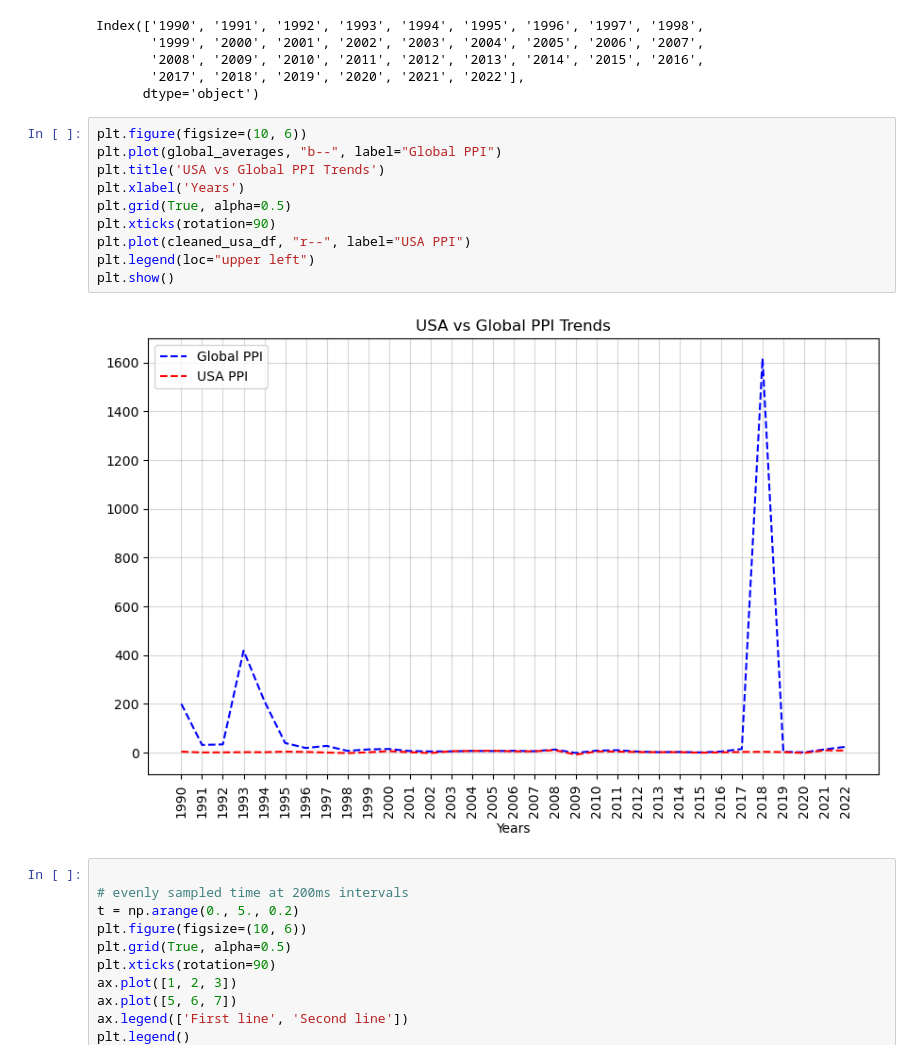
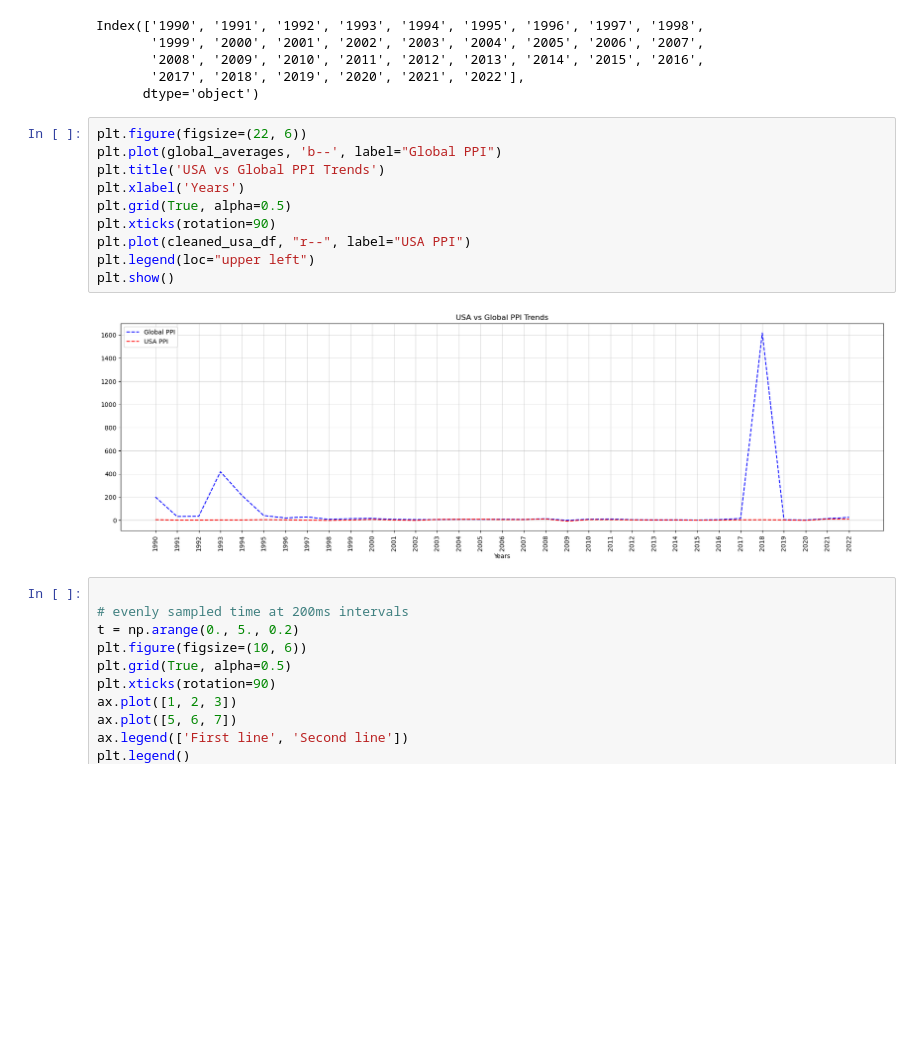
Before and after one commit to heatherrichardson300/Project_1_Inflation, a Jupyter notebook: Heather_work/Data/analysis1.ipynb, the cells around one changed output. Saved outputs shown, nothing was run; the diff lists cells and outputs as text; blank space fills up the shorter version.

```diff
--- a/Heather_work/Data/analysis1.ipynb
+++ b/Heather_work/Data/analysis1.ipynb
@@ -269,17 +356,17 @@ Index(['1990', '1991', '1992', '1993', '1994', '1995', '1996', '1997', '1998',
        '2017', '2018', '2019', '2020', '2021', '2022'],
       dtype='object')
 # %%
-plt.figure(figsize=(10, 6))
-plt.plot(global_averages, "b--", label="Global PPI")
+plt.figure(figsize=(22, 6))
+plt.plot(global_averages, 'b--', label="Global PPI")
 plt.title('USA vs Global PPI Trends')
 plt.xlabel('Years')
 plt.grid(True, alpha=0.5)
 plt.xticks(rotation=90)
 plt.plot(cleaned_usa_df, "r--", label="USA PPI")
 plt.legend(loc="upper left")
 plt.show()
 # %% [output]
-[figure, old version]
+[figure, new version]
 # %%
 
 # evenly sampled time at 200ms intervals
```
Also changed, not shown: parts of 12 cells of this notebook.
